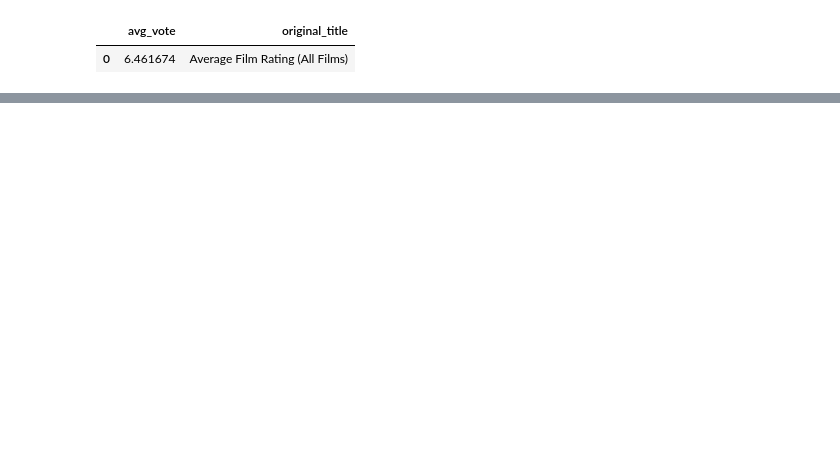
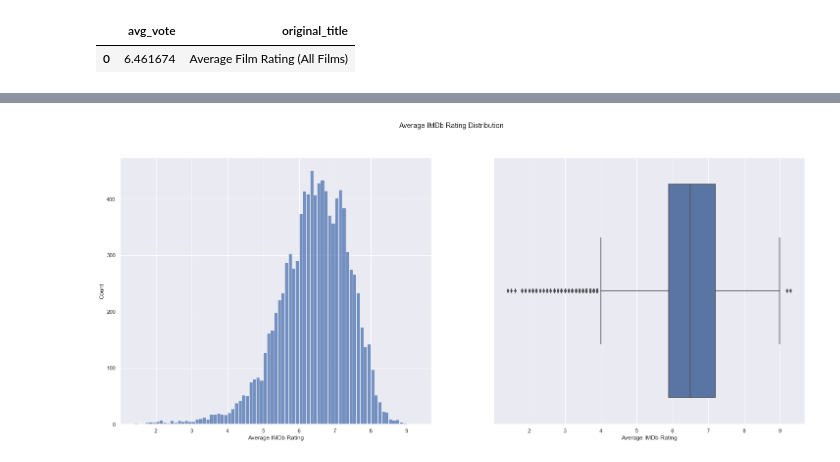
Before and after one commit to AlexBeaty/IMDb_analysis, a Jupyter notebook: IMDb_analysis.ipynb, the cells around one changed output, grey strips where cells are left out. Cells and saved outputs as stored; diff of their text form; code cells hidden in the pictures; blank space fills up the shorter version.

```diff
--- a/IMDb_analysis.ipynb
+++ b/IMDb_analysis.ipynb
@@ -107,0 +118,16 @@ ax.set(ylabel='Film Title', xlabel='Average IMDb Rating', title='Average IMDb ra
+# %%
+all_rat_query = '''
+    select avg_vote
+    from movies
+    where language like '%English%' and votes > 5000
+'''
+df = query_db(all_rat_query, params)
+
+fig, ax = plt.subplots(1,2,figsize=(25,10))
+sns.histplot(data=df, x='avg_vote', binwidth=0.1, ax=ax[0])
+sns.boxplot(data=df, x='avg_vote', ax=ax[1])
+fig.suptitle('Average IMDb Rating Distribution')
+ax[0].set(xlabel='Average IMDb Rating')
+ax[1].set(xlabel='Average IMDb Rating');
+# %% [output]
+[figure, added]
```
Also changed, not shown: parts of 12 cells of this notebook.
